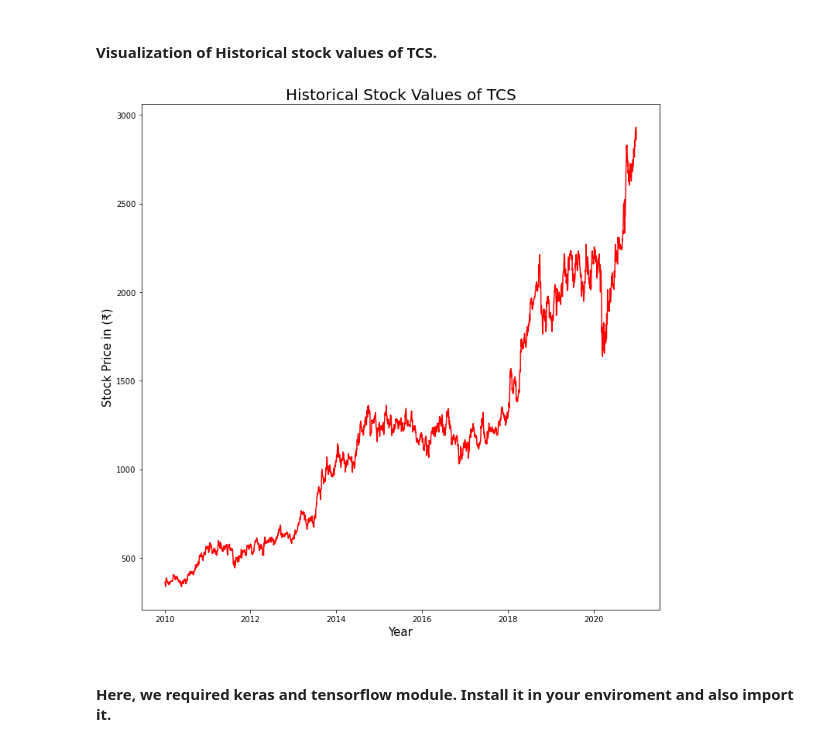
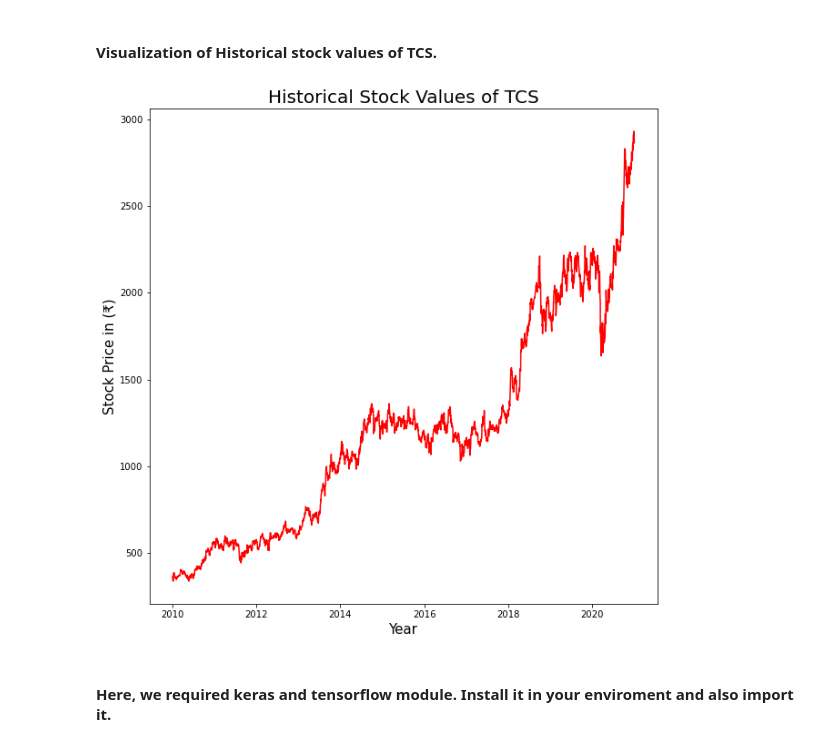
Before and after one commit to LavishIsasare/-TCS-stock-price-visualization-and-build-prediction-model-through-LSTM-Long-Short-Term-Memory-netwo, a Jupyter notebook: 'TCS' stock price visualization and build prediction model through 'LSTM(Long Short-Term Memory network)'..ipynb, the cells around one changed output. Cells and saved outputs as stored; diff of their text form; code cells hidden in the pictures.

```diff
--- a/'TCS' stock price visualization and build prediction model through 'LSTM(Long Short-Term Memory network)'..ipynb
+++ b/'TCS' stock price visualization and build prediction model through 'LSTM(Long Short-Term Memory network)'..ipynb
@@ -126,14 +130,14 @@ dtype: float64
 #### Visualization of Historical stock values of TCS.
 # %%
 
-plt.figure(figsize=(12,12))
+plt.figure(figsize=(10,10))
 plt.plot(df2.index, df2['Close'], color = 'red')
 plt.title('Historical Stock Values of TCS', size = 20)
 plt.xlabel('Year', size = 15)
 plt.ylabel('Stock Price in (₹)', size = 15)
 plt.show()
 # %% [output]
-[figure, old version]
+[figure, new version]
 # %% [markdown]
 #### Here, we required keras and tensorflow module. Install it in your enviroment and also import it.
 # %%
```
Also changed, not shown: parts of 5 cells of this notebook.
